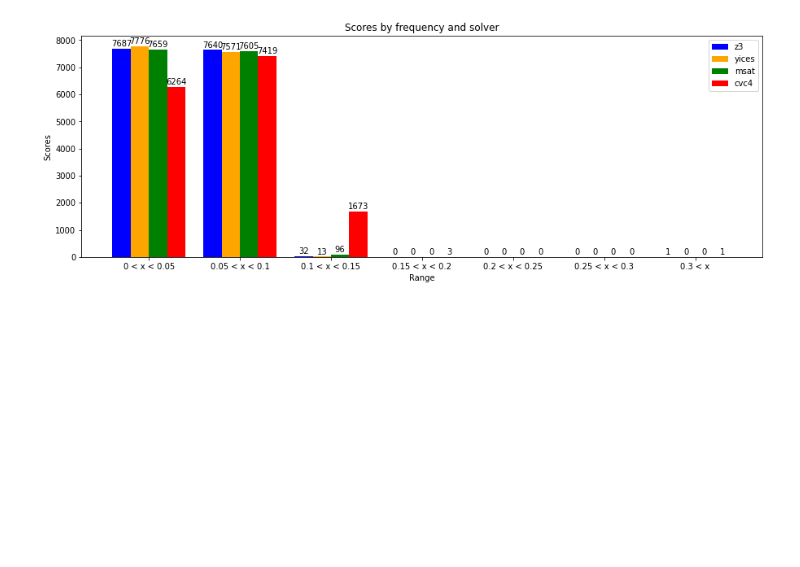
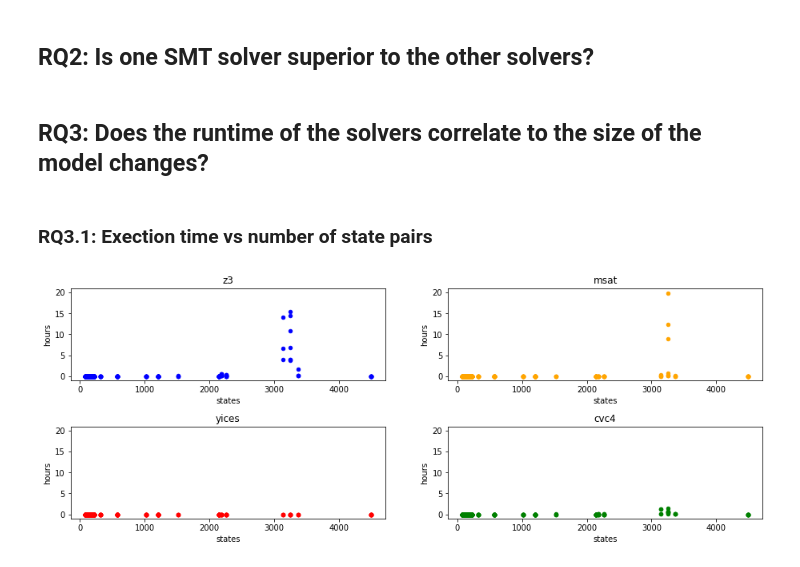
Before and after one commit to GianniM123/ResearchInternship, a Jupyter notebook: statistics/statistics.ipynb, the cells around one changed output. Drawn from its saved outputs; the diff is of its cells as text; code cells hidden in the pictures; blank space fills up the shorter version.

```diff
--- a/statistics/statistics.ipynb
+++ b/statistics/statistics.ipynb
@@ -51,35 +44,42 @@ range_cvc4 = range_per_dict(filter_cvc4)
-# %%
-labels = []
-for i in range(1, len(ranges)):
-    labels.append(str(ranges[i-1]) + " < x < " + str(ranges[i]))
-labels.append(str(ranges[len(ranges)-1]) + " < x")
-x = np.arange(len(ranges))
-
-width = 0.2
-
-
-
-fig, ax = plt.subplots()
-rects1 = ax.bar(x - 1.5*width, range_z3, width, color='blue', label='z3')
-rects2 = ax.bar(x - 0.5*width, range_yices, width, color='orange', label='yices')
-rects3 = ax.bar(x + 0.5*width, range_msat, width, color='green', label='msat')
-rects4 = ax.bar(x + 1.5*width, range_cvc4, width, color='red', label='cvc4')
-fig.set_size_inches(15,5)
-
-
-ax.set_ylabel('Scores')
-ax.set_xlabel('Range')
-ax.set_title('Scores by frequency and solver')
-ax.set_xticks(x, labels)
-ax.legend()
-
-ax.bar_label(rects1, padding=1)
-ax.bar_label(rects2, padding=1)
-ax.bar_label(rects3, padding=1)
-ax.bar_label(rects4, padding=1)
-
-
-
-plt.show()
-# %% [output]
-[figure, removed]
+# %% [markdown]
+## RQ2: Is one SMT solver superior to the other solvers?
+# %% [markdown]
+## RQ3: Does the runtime of the solvers correlate to the size of the model changes?
+# %% [markdown]
+### RQ3.1: Exection time vs number of state pairs
+# %%
+result_frame = big_dataframe[['SMT solver']]
+result_frame.insert(1,"states",[i*j for i,j in zip(big_dataframe['reference model: number of states'], big_dataframe['updated model: number of states'])])
+result_frame.insert(1,"hours",[(i+j)/3600 for i,j in zip(big_dataframe['incoming time'], big_dataframe['outgoing time'])])
+
+
+fig, axes = plt.subplots(nrows=2,ncols=2)
+fig.set_size_inches(15, 5)
+
+plt.subplots_adjust(left=0.1,
+                    bottom=0.1,
+                    right=0.9,
+                    top=0.9,
+                    wspace=0.2,
+                    hspace=0.5)
+
+result_frame[result_frame['SMT solver'] == 'z3'].plot.scatter("states", "hours", c="blue", subplots=True ,ax=axes[0,0])
+axes[0,0].set_title("z3")
+
+result_frame[result_frame['SMT solver'] == 'msat'].plot.scatter("states", "hours", c="orange", subplots=True ,ax=axes[0,1])
+axes[0,1].set_title("msat")
+
+result_frame[result_frame['SMT solver'] == 'yices'].plot.scatter("states", "hours", c="red", subplots=True ,ax=axes[1,0])
+axes[1,0].set_title("yices")
+
+result_frame[result_frame['SMT solver'] == 'cvc4'].plot.scatter("states", "hours", c="green", subplots=True ,ax=axes[1,1])
+axes[1,1].set_title("cvc4")
+for ax in axes.reshape(-1):
+    ax.set_ylim([-1, 21])
+
+
+
+
+None
+# %% [output]
+[figure, added]
```
Also changed, not shown: parts of 10 cells of this notebook, 3 other files.
